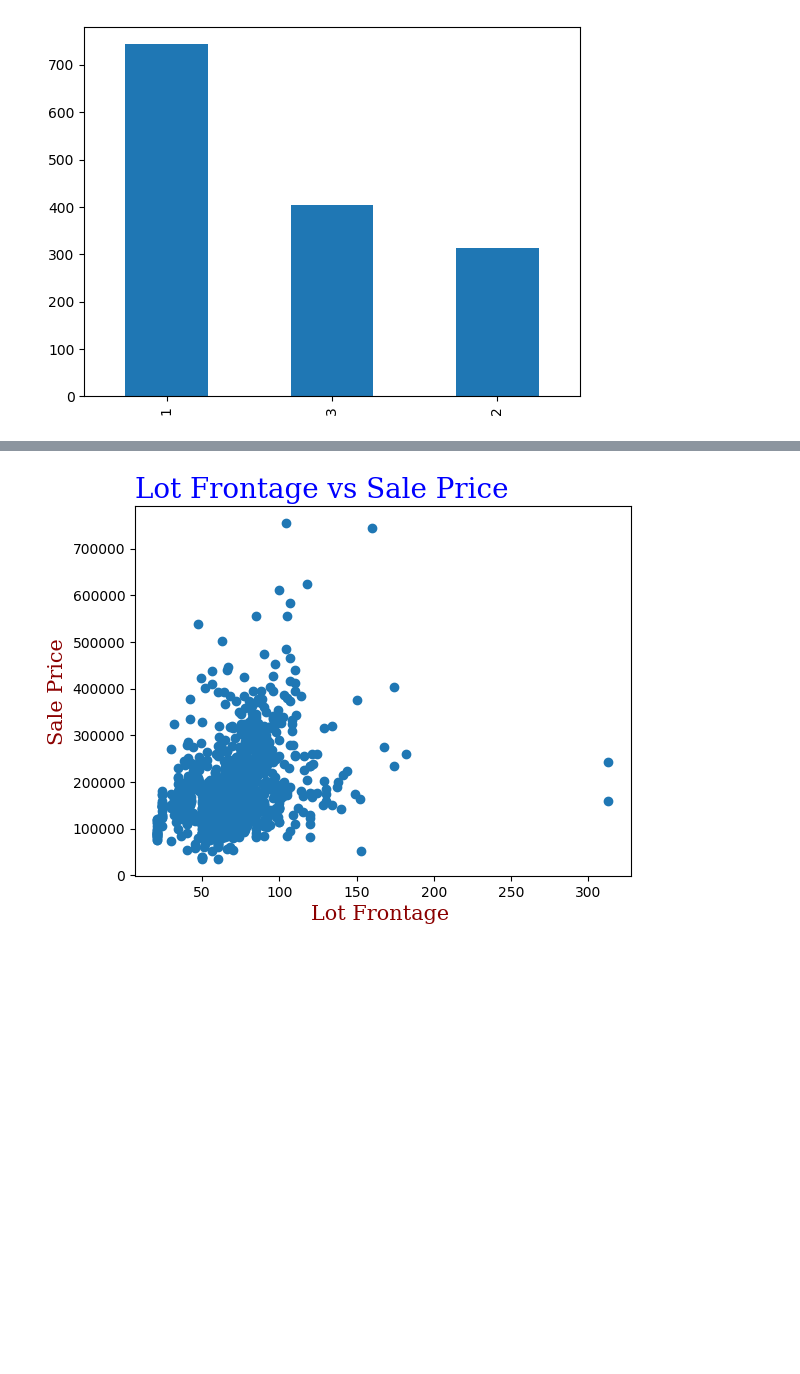
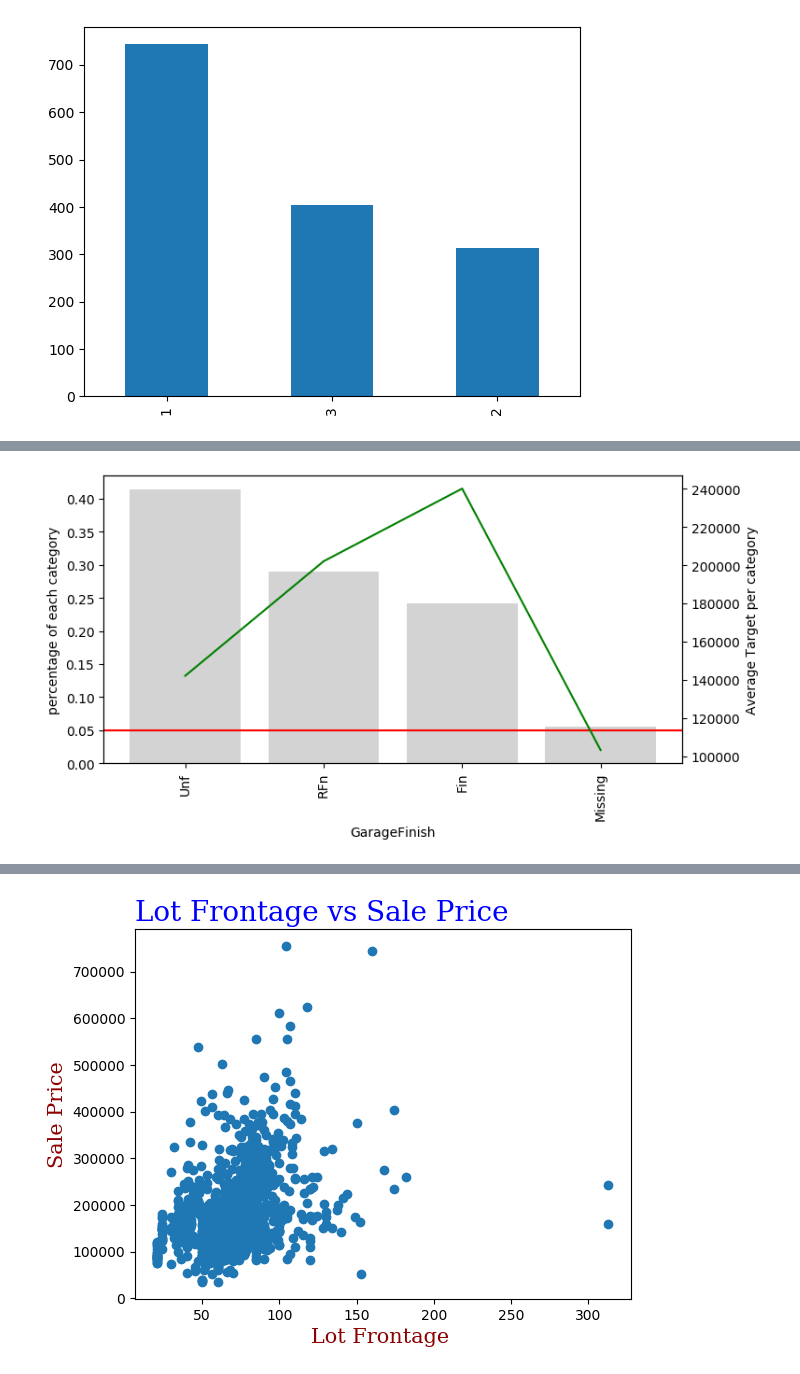
Before and after one commit to MKbinli/House-Price-Prediction, a Jupyter notebook: HP-Data Preprocessing.ipynb, the cells around one changed output, grey strips where cells are left out. Cells and saved outputs as stored; diff of their text form; code cells hidden in the pictures; blank space fills up the shorter version.

```diff
--- a/HP-Data Preprocessing.ipynb
+++ b/HP-Data Preprocessing.ipynb
@@ -1567,0 +1594,6 @@ preprocessedDataset["FireplaceQu"]=FireplaceQu.copy().astype(float)
+# %%
+#We should check missing values' price behaviors. So we will give none values a category as "missing"
+dataset["GarageFinish"]=dataset["GarageFinish"].fillna("Missing")
+calculateMeanTargetPerCategory(dataset, featureName="GarageFinish", targetName="SalePrice")
+# %% [output]
+[figure, added]
```
Also changed, not shown: parts of 17 cells of this notebook.
